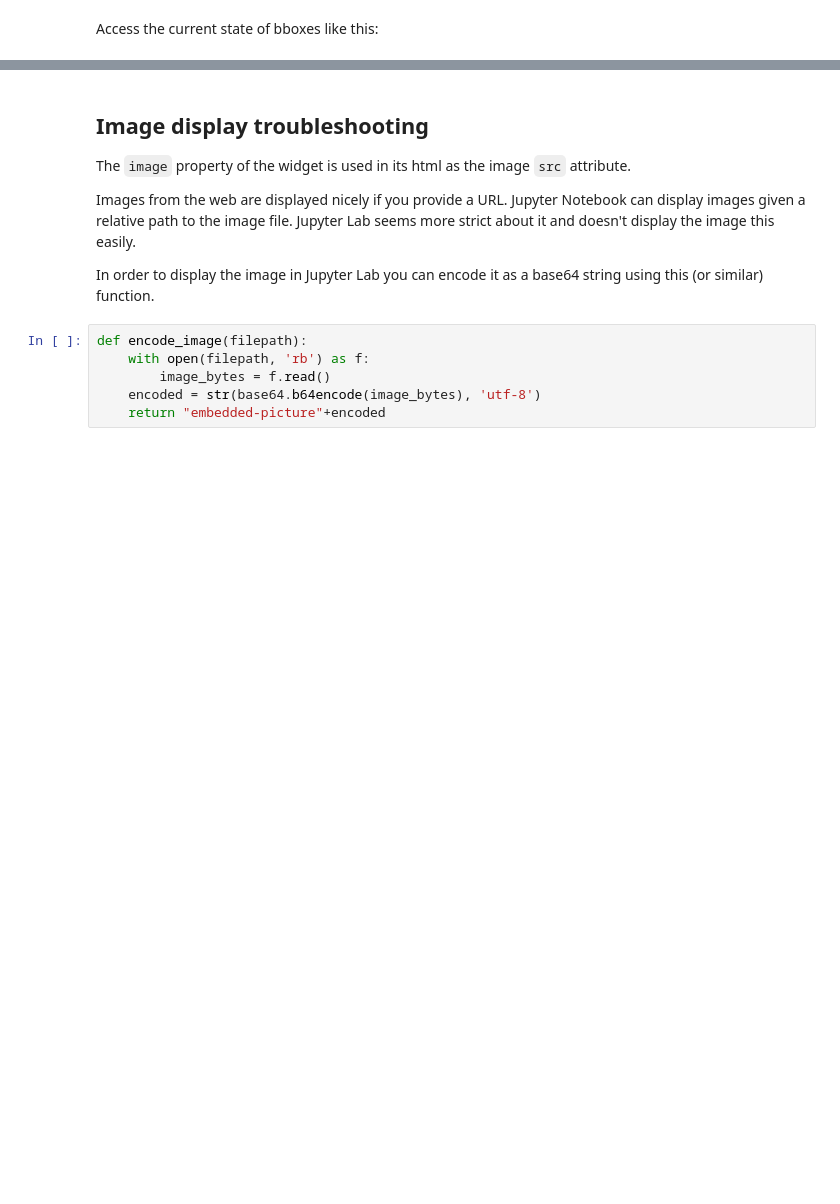
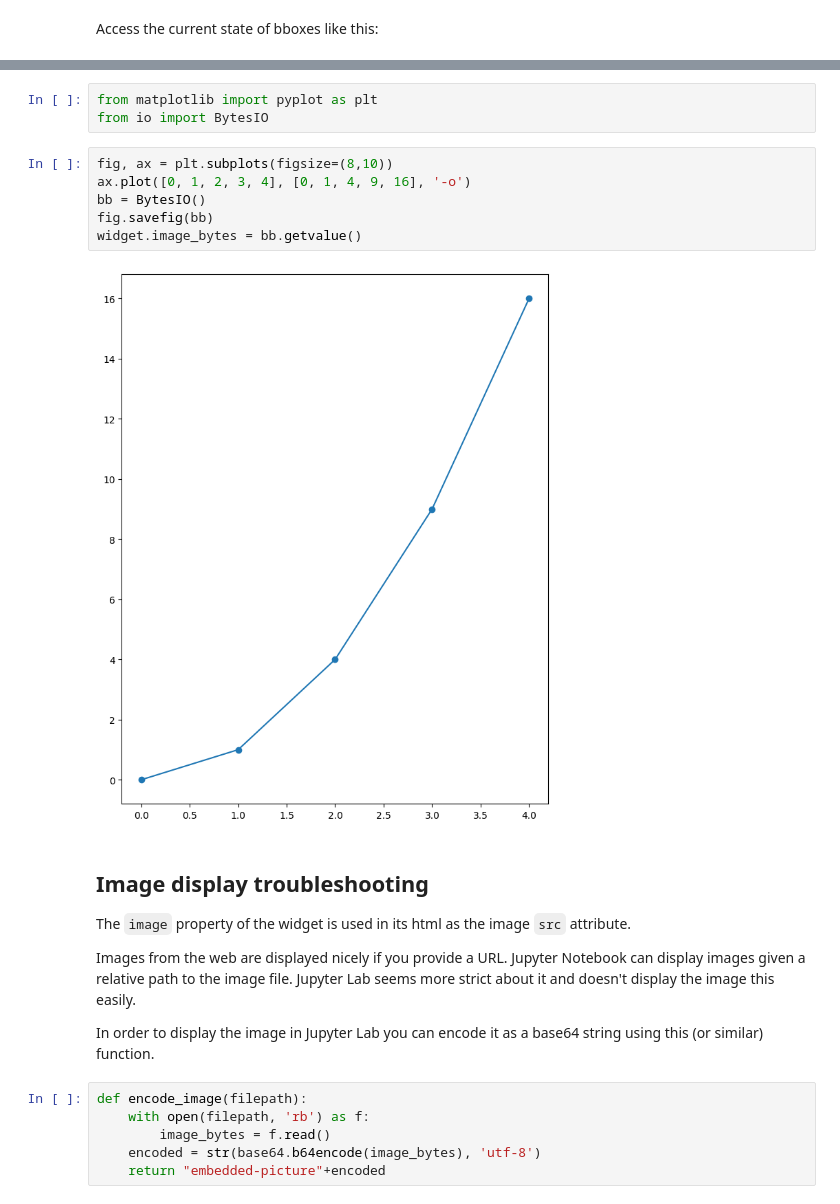
Before and after one commit to gereleth/jupyter-bbox-widget, a Jupyter notebook: examples/introduction.ipynb, the cells around one changed output, grey strips where cells are left out. Drawn from its saved outputs; the diff is of its cells as text; blank space fills up the shorter version.

```diff
--- a/examples/introduction.ipynb
+++ b/examples/introduction.ipynb
@@ -28,3 +34,14 @@ widget.bboxes
+# %%
+from matplotlib import pyplot as plt
+from io import BytesIO
+# %%
+fig, ax = plt.subplots(figsize=(8,10))
+ax.plot([0, 1, 2, 3, 4], [0, 1, 4, 9, 16], '-o')
+bb = BytesIO()
+fig.savefig(bb)
+widget.image_bytes = bb.getvalue()
+# %% [output]
+[figure, added]
 # %% [markdown]
 ## Image display troubleshooting
 
```
Also changed, not shown: parts of 2 cells of this notebook, 44 other files.
